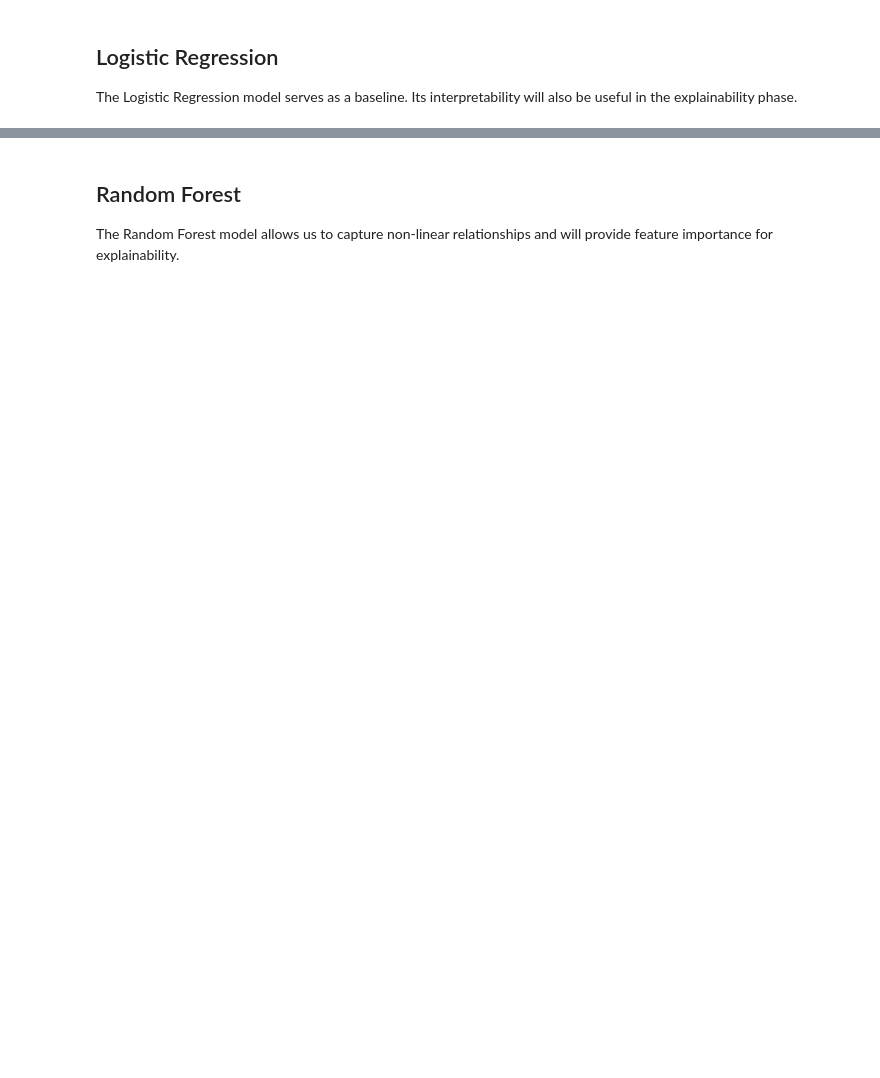
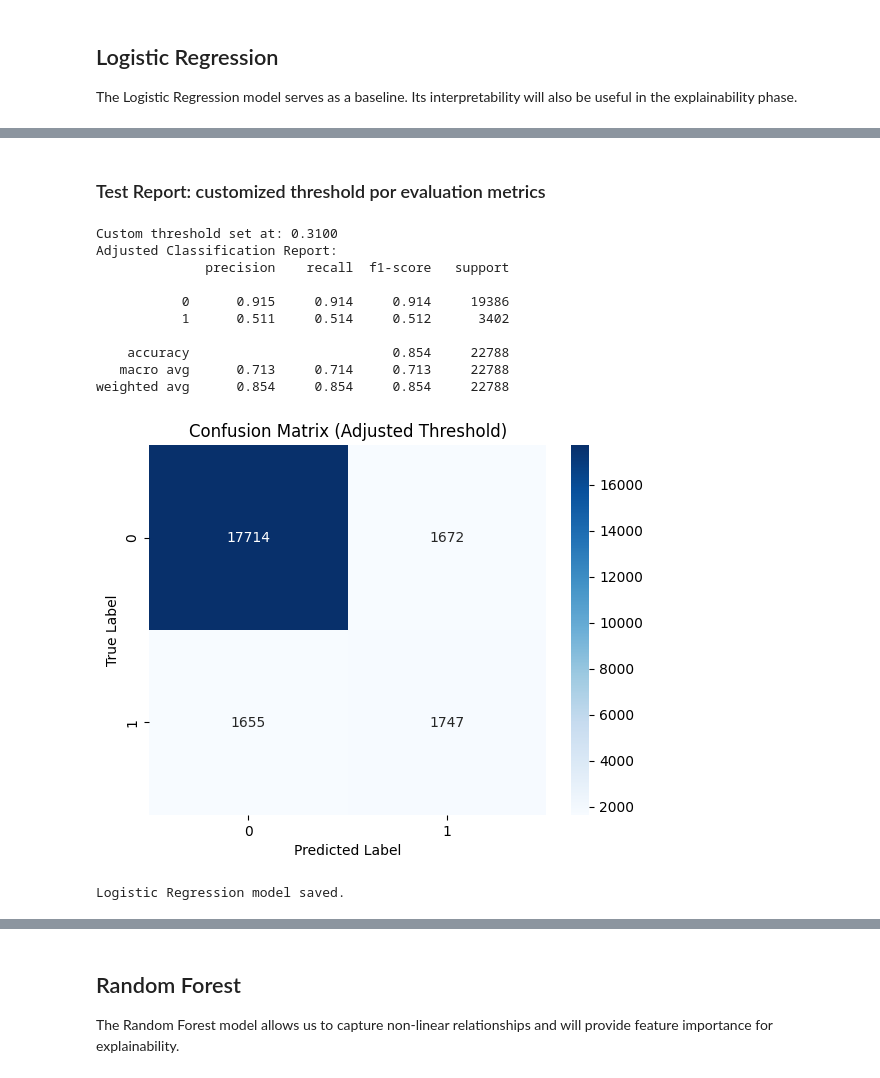
Before and after one commit to celiajimenezreal/tfm-credit-risk-audit, a Jupyter notebook: notebooks/02_modeling.ipynb, the cells around one changed output, grey strips where cells are left out. Saved outputs shown, nothing was run; the diff lists cells and outputs as text; code cells hidden in the pictures; blank space fills up the shorter version.

```diff
--- a/notebooks/02_modeling.ipynb
+++ b/notebooks/02_modeling.ipynb
@@ -26,10 +26,11 @@ from sklearn.metrics import classification_report, roc_auc_score
 
 pd.set_option('display.max_columns', None)
 
-X_train = pd.read_csv('../data/processed/prosperloan/X_train.csv')
-X_test = pd.read_csv('../data/processed/prosperloan/X_test.csv')
-y_train = pd.read_csv('../data/processed/prosperloan/y_train.csv').squeeze()
-y_test = pd.read_csv('../data/processed/prosperloan/y_test.csv').squeeze()
+# Load Lasso-selected, scaled training and test sets
+X_train = pd.read_csv('../data/processed/prosperloan/X_train_lasso.csv')
+X_test = pd.read_csv('../data/processed/prosperloan/X_test_lasso.csv')
+y_train = pd.read_csv('../data/processed/prosperloan/y_train_lasso.csv').squeeze()
+y_test = pd.read_csv('../data/processed/prosperloan/y_test_lasso.csv').squeeze()
 
-print("Data loaded successfully.")
+print("Lasso-reduced, scaled datasets loaded successfully.")
 # %% [output]
@@ -71,0 +76,43 @@ AUC: 0.8753526429012229
+# %% [markdown]
+### Test Report: customized threshold por evaluation metrics
+# %%
+y_prob = log_model.predict_proba(X_test)[:, 1]
+
+threshold = np.quantile(y_prob, 0.85)
+
+y_pred_adjusted = (y_prob >= threshold).astype(int)
+
+# Evaluate with new threshold
+from sklearn.metrics import classification_report, confusion_matrix
+
+print(f"Custom threshold set at: {threshold:.4f}")
+print("Adjusted Classification Report:")
+print(classification_report(y_test, y_pred_adjusted, digits=3))
+
+# Confusion matrix
+import seaborn as sns
+import matplotlib.pyplot as plt
+
+cm = confusion_matrix(y_test, y_pred_adjusted)
+sns.heatmap(cm, annot=True, fmt='d', cmap='Blues')
+plt.title("Confusion Matrix (Adjusted Threshold)")
+plt.xlabel("Predicted Label")
+plt.ylabel("True Label")
+plt.show()
+
+# Save model
+mdl.save_model(log_model, '../models/prosperloan/logistic_regression.pkl')
+print("Logistic Regression model saved.")
+# %% [output]
+Custom threshold set at: 0.3100
+Adjusted Classification Report:
+              precision    recall  f1-score   support
+
+           0      0.915     0.914     0.914     19386
+           1      0.511     0.514     0.512      3402
+
+    accuracy                          0.854     22788
+   macro avg      0.713     0.714     0.713     22788
+weighted avg      0.854     0.854     0.854     22788
+[figure, added]
+Logistic Regression model saved.
```
Also changed, not shown: parts of 20 cells of this notebook, 1 other file.
